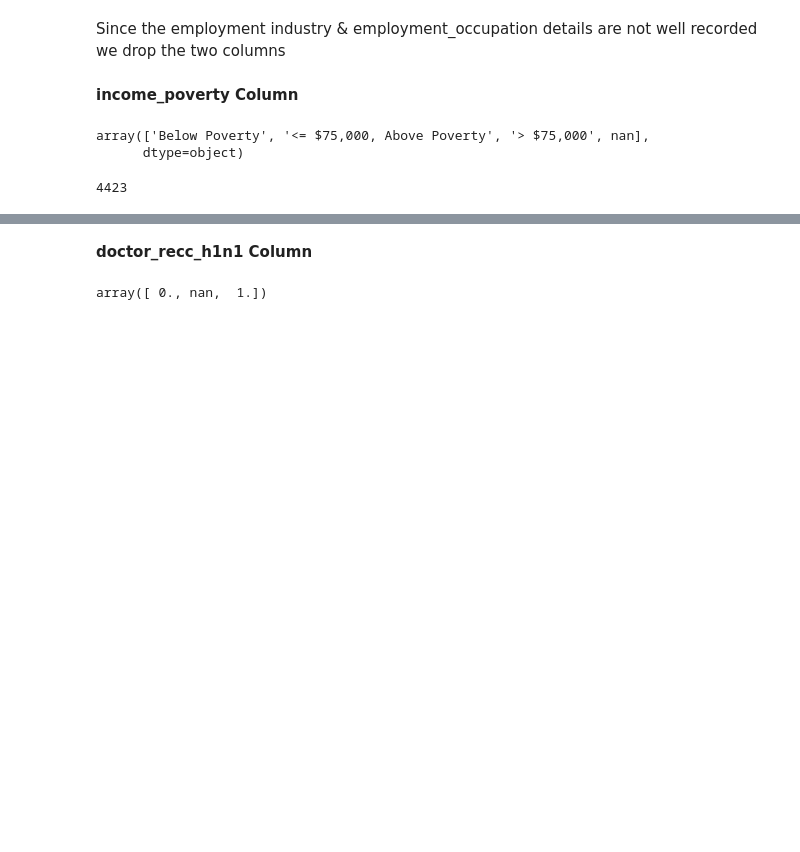
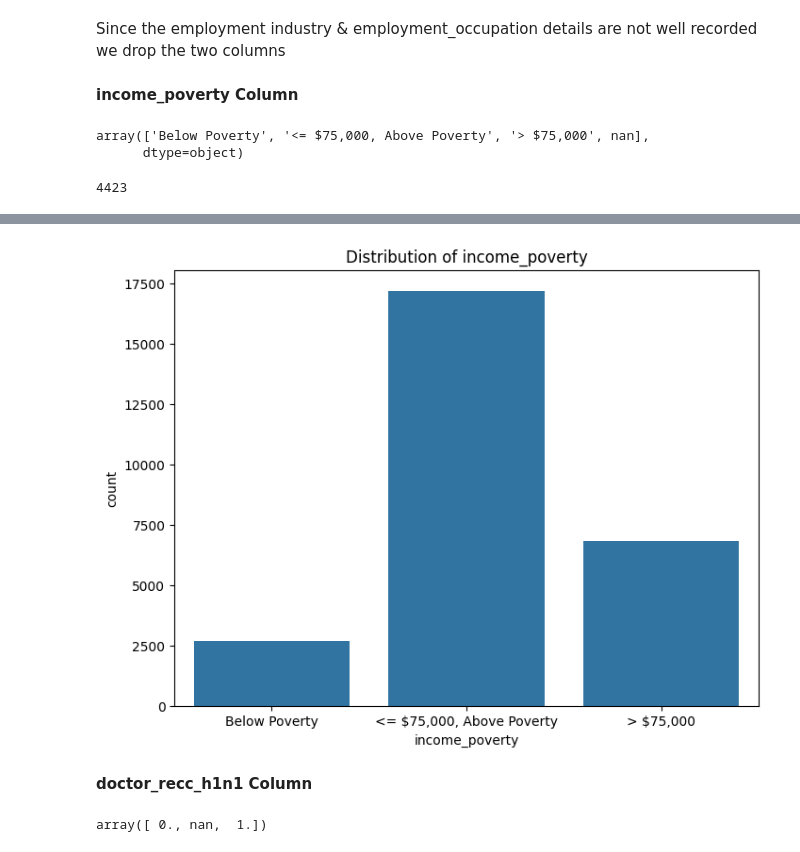
Before and after one commit to KeyMoney22/Flu-Shot-Learning, a Jupyter notebook: Flu_Shot_Learning_Predict_H1N1_and_Seasonal_Flu_Vaccines.ipynb, the cells around one changed output, grey strips where cells are left out. Saved outputs shown, nothing was run; the diff lists cells and outputs as text; code cells hidden in the pictures; blank space fills up the shorter version.

```diff
--- a/Flu_Shot_Learning_Predict_H1N1_and_Seasonal_Flu_Vaccines.ipynb
+++ b/Flu_Shot_Learning_Predict_H1N1_and_Seasonal_Flu_Vaccines.ipynb
@@ -245,3 +234,16 @@ df_train_copy['income_poverty'].isnull().sum()
+# %%
+# We replace the missing values in the income_poverty column with the mode of the columns.
+# This is becasuse since it is an categorical value , replacing it with the mode preserves the disbtribution of the data
+
+df_train_copy['income_poverty'].fillna(df_train_copy['income_poverty'].mode()[0], inplace=True)
+
+# Further checking the distribution of the income_poverty column
+plt.figure(figsize=(8, 6))
+sns.countplot(x='income_poverty', data=df_train_copy)
+plt.title('Distribution of income_poverty')
+plt.show()
+# %% [output]
+[figure, added]
 # %% [markdown]
 **doctor_recc_h1n1 Column**
 # %%
```
Also changed, not shown: parts of 12 cells of this notebook.
